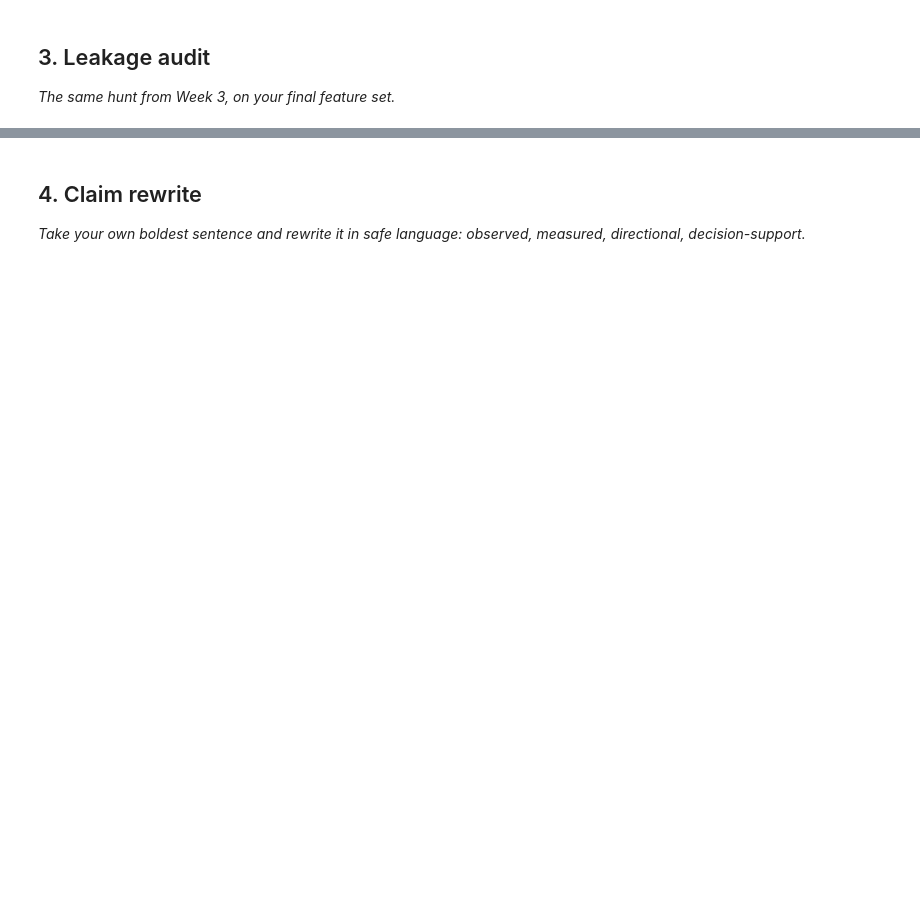
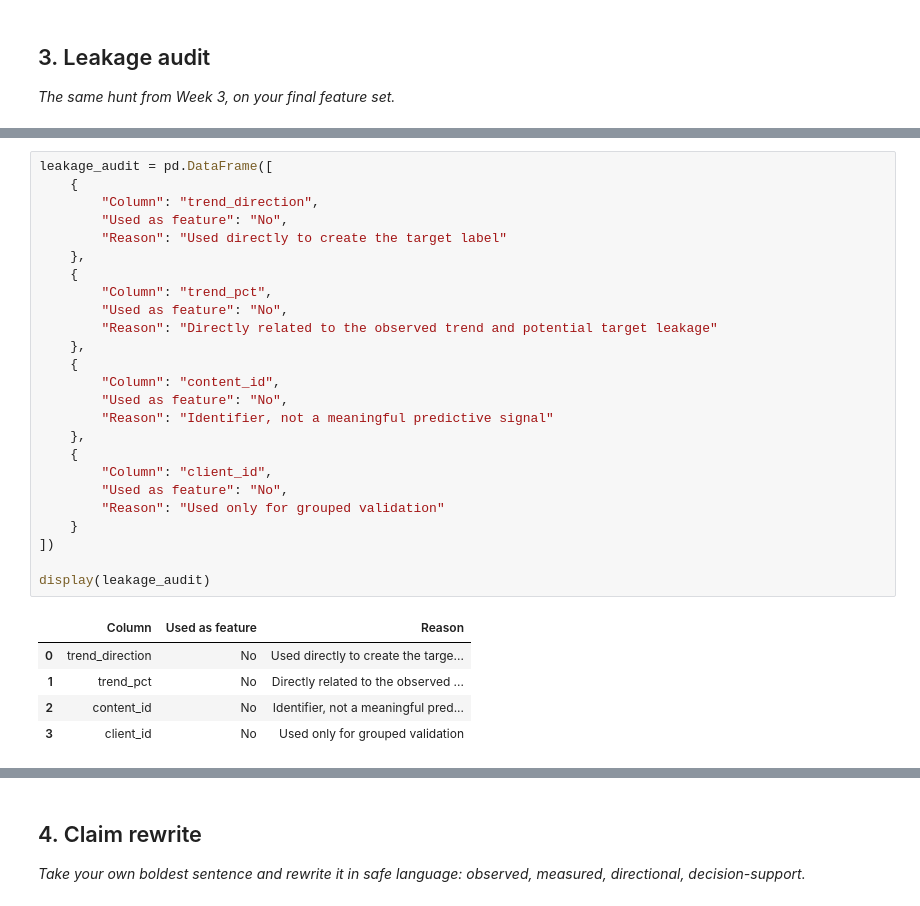
Before and after one commit to Shreyansh-Sri/Flyrank-ML-Internship, a Jupyter notebook: work/notebooks/w06_validation_audit.ipynb, the cells around one changed output, grey strips where cells are left out. Saved outputs shown, nothing was run; the diff lists cells and outputs as text; blank space fills up the shorter version.

```diff
--- a/work/notebooks/w06_validation_audit.ipynb
+++ b/work/notebooks/w06_validation_audit.ipynb
@@ -29,0 +349,31 @@ This skeleton is yours to fill. Work the sections **in order** — each one has
+# %%
+leakage_audit = pd.DataFrame([
+    {
+        "Column": "trend_direction",
+        "Used as feature": "No",
+        "Reason": "Used directly to create the target label"
+    },
+    {
+        "Column": "trend_pct",
+        "Used as feature": "No",
+        "Reason": "Directly related to the observed trend and potential target leakage"
+    },
+    {
+        "Column": "content_id",
+        "Used as feature": "No",
+        "Reason": "Identifier, not a meaningful predictive signal"
+    },
+    {
+        "Column": "client_id",
+        "Used as feature": "No",
+        "Reason": "Used only for grouped validation"
+    }
+])
+
+display(leakage_audit)
+# %% [output]
+|  | Column | Used as feature | Reason |
+| 0 | trend_direction | No | Used directly to create the targe... |
+| 1 | trend_pct | No | Directly related to the observed ... |
+| 2 | content_id | No | Identifier, not a meaningful pred... |
+| 3 | client_id | No | Used only for grouped validation |
```
Also changed, not shown: parts of 20 cells of this notebook.
